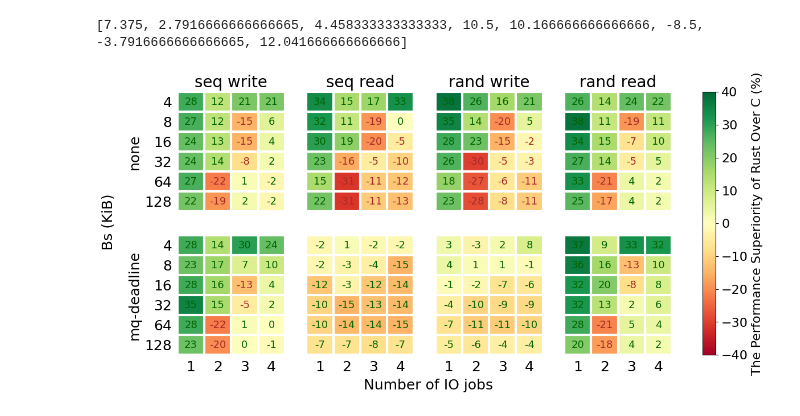
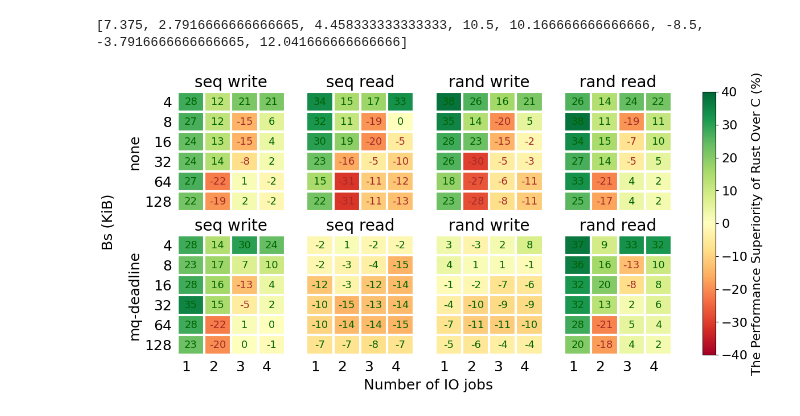
Before and after one commit to Richardhongyu/rfl_empirical_tools, a Jupyter notebook: figures_ppt/figure5.ipynb, the cells around one changed output. Saved outputs shown, nothing was run; the diff lists cells and outputs as text; code cells hidden in the pictures.

```diff
--- a/figures_ppt/figure5.ipynb
+++ b/figures_ppt/figure5.ipynb
@@ -6,6 +6,7 @@ import matplotlib
 import matplotlib as mpl
 from matplotlib import colors
 
+np.random.seed(19680801)
 data_sched = np.load("out_np_1_10.npy").T
 data_none = np.load("out_np.npy").T
 data = [data_sched, data_none]
@@ -72,7 +73,7 @@ def heatmap(data, row_labels, col_labels, ax=None,
     ax.tick_params(bottom=False, labelbottom=True, left=False, labelleft=True)
 
     # Rotate the tick labels and set their alignment.
-    plt.setp(ax.get_xticklabels(), ha="center",
+    plt.setp(ax.get_xticklabels(), ha="right",
              rotation_mode="anchor")
 
     # Turn spines off and create white grid.
@@ -161,33 +162,32 @@ for i in range(2):
         # else:
         #     if none.shape[0] == 0:
         #         none = matrix
         #     else:
         #         none = np.concatenate((none, matrix), axis=1)
         avg.append(np.mean(matrix))
         im, cbar = heatmap(matrix, bs, jobs, ax=axs[i,j], cmap="RdYlGn", aspect='auto', vmin=-40, vmax=40)
         images.append(im)
         texts = annotate_heatmap(im, valfmt="{x:.0f}", fontsize=13, textcolors=("#A52A2A", "darkgreen"))
         axs[i, j].label_outer()
-        if i == 0 :
-            axs[i, j].set_title(title[i][j], fontsize=20)
+        axs[i, j].set_title(title[i][j], fontsize=20)
 # avg_sched = np.mean(sched)
 # avg_none = np.mean(none)
 # print(f'avg_sched: {avg_sched}, avg_none: {avg_none}')
 print(avg)
 
 # 自适应创建colorbar的范围
 # vmin = min(image.get_array().min() for image in images)
 # vmax = max(image.get_array().max() for image in images)
 # norm = colors.Normalize(vmin=vmin, vmax=vmax)
 # for im in images:
 #     im.set_norm(norm)
 
 cbar = fig.colorbar(images[0], ax=axs, pad=0.05)
 cbar.ax.tick_params(labelsize=16)
 cbar.set_label("The Performance Superiority of Rust Over C (%)", size=16)
 axs[0,0].set_ylabel('none', size=18)
 axs[1,0].set_ylabel('mq-deadline', size=18)
 plt.savefig("./figure5.pdf", bbox_inches="tight")
 # %% [output]
 [7.375, 2.7916666666666665, 4.458333333333333, 10.5, 10.166666666666666, -8.5, -3.7916666666666665, 12.041666666666666]
-[figure, old version]
+[figure, new version]
```
Also changed, not shown: 1 other file.
